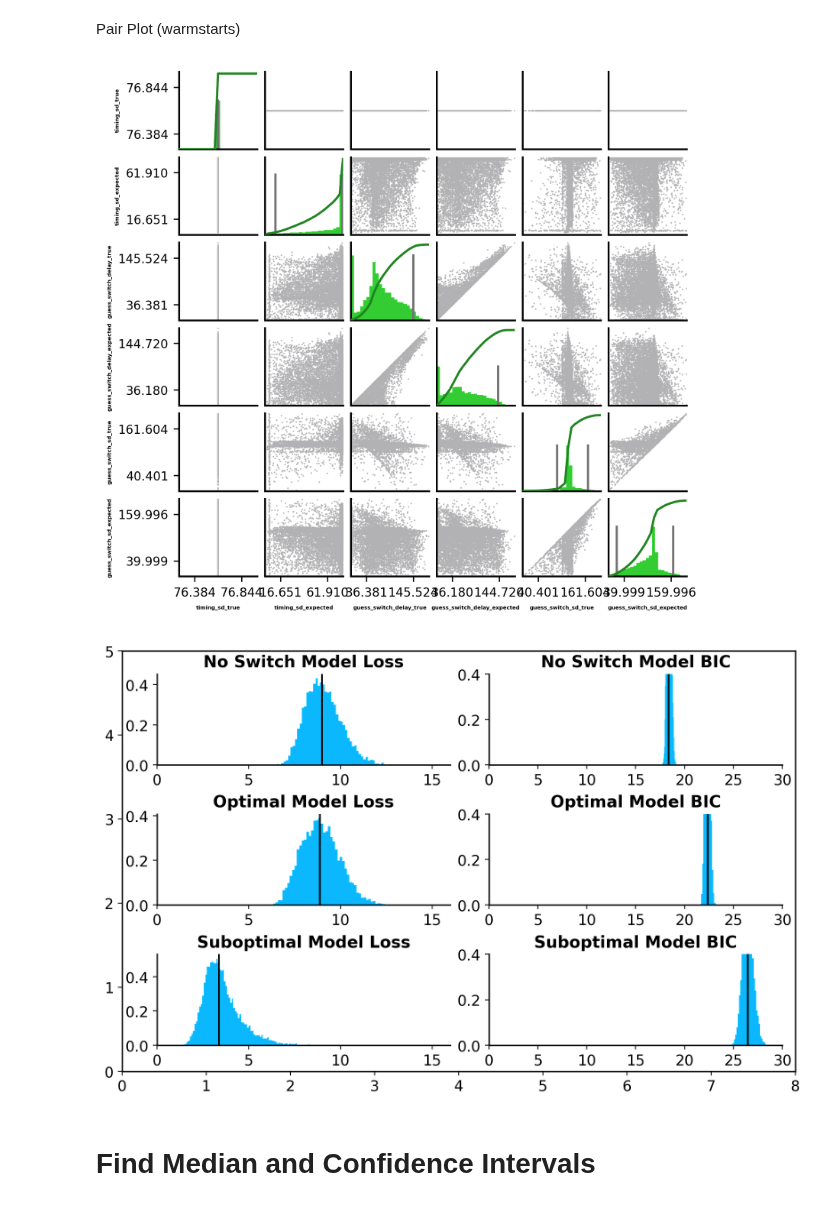
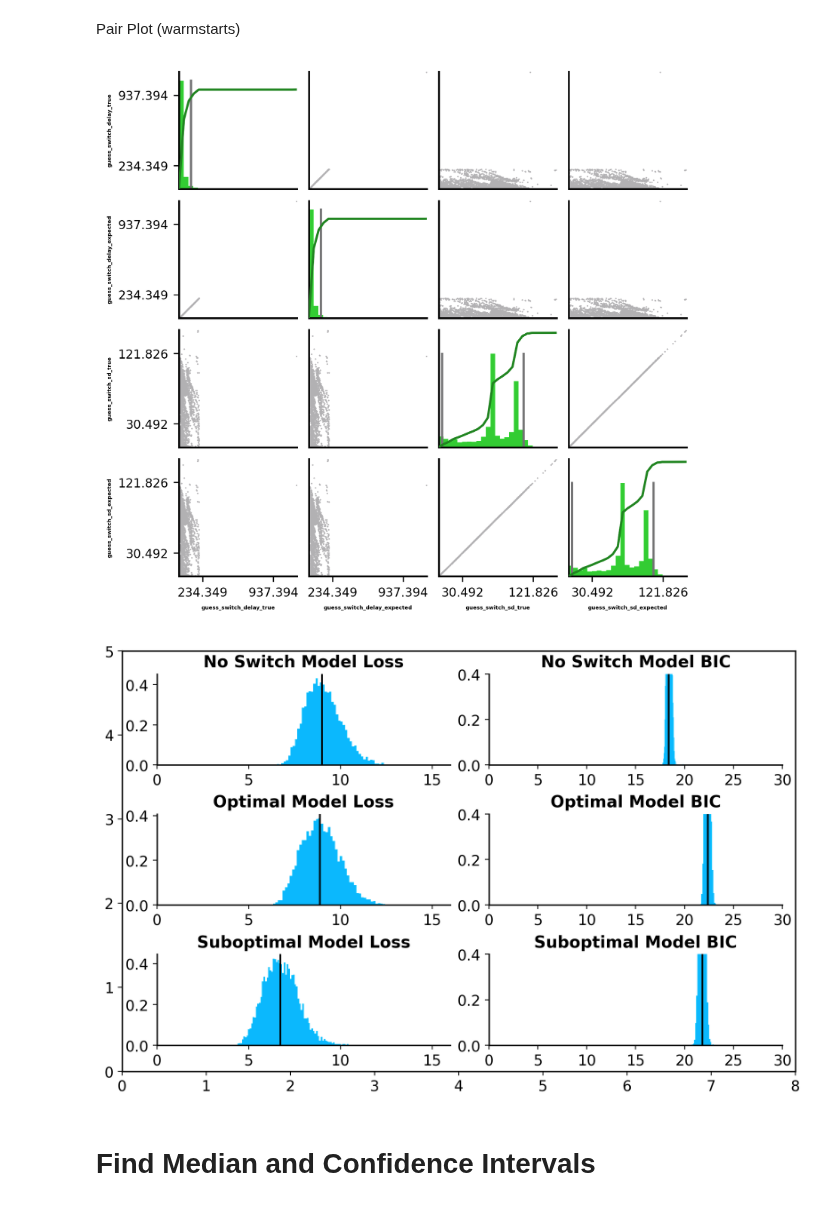
Before and after one commit to SethSullivan/MatchPennies-Agent-Expirement, a Jupyter notebook: scripts/makefigs/Analyze_Bootstrapped_or_Warmstart_Models.ipynb, the cells around one changed output. Saved outputs shown, nothing was run; the diff lists cells and outputs as text; code cells hidden in the pictures.

```diff
--- a/scripts/makefigs/Analyze_Bootstrapped_or_Warmstart_Models.ipynb
+++ b/scripts/makefigs/Analyze_Bootstrapped_or_Warmstart_Models.ipynb
@@ -66,7 +59,7 @@ else:
     p = "warmstart"
 
 path = constants.MODELS_PATH / f"{p}_models"
-model_names = ["Base","Optimal","Suboptimal",]
+model_names = ["Base","Optimal","Suboptimal_None"]#, "Suboptimal Partial"]
 model_results = []
 model_inputs = []
 for model in model_names:
@@ -96,11 +89,11 @@ d:\OneDrive - University of Delaware - o365\Desktop\MatchPennies-Agent-Expiremen
 # %%
-columns = ["timing_sd","guess_switch_delay",
+columns = ["guess_switch_delay",
            "guess_switch_sd",]
-model_name_to_figure = {model_names[1]:"ab", model_names[2]:"cd"}
+model_name_to_figure = {model_names[0]:"ab", model_names[1]:"cd", model_names[2]:'ef'}
 xlims = {'timing_sd':(0,100),"guess_switch_delay":(0,100), "guess_switch_sd":(0,175)}
 for i,col_name in enumerate(columns):
-    fig = pf.NewFigure("ab;cd",figsize = (10,4),dpi=200)
-    for df_inputs,model_name in zip(model_inputs[1:],model_names[1:]):
+    fig = pf.NewFigure("ab;cd;ef",figsize = (10,4),dpi=200)
+    for df_inputs,model_name in zip(model_inputs,model_names):
         col = np.stack(df_inputs[col_name].to_numpy()).squeeze()
         for j in range(2): # Looping through true and expected
             if col.ndim == 1:
@@ -152,37 +144,37 @@ for model in model_names[1:]:
     temp_results['aic'] = 2*temp_results['num_parameters'] + 2*np.log(temp_results['Loss'])
     temp_inputs = pd.read_pickle(warmstart_path / inputs_path)
     warmstart_model_results.append(temp_results)
     warmstart_model_inputs.append(temp_inputs)
-columns = ["timing_sd","guess_switch_delay",
+columns = ["guess_switch_delay",
            "guess_switch_sd",]
 model_name_to_figure = {model_names[1]:"ab", model_names[2]:"cd"}
 xlims = {'timing_sd':(0,100),"guess_switch_delay":(0,100), "guess_switch_sd":(0,175)}
 optimal_param_array = []
 suboptimal_param_array = []
 for i,col_name in enumerate(columns):
     col1 = np.stack(warmstart_model_inputs[0][col_name].to_numpy()).squeeze()
     col2 = np.stack(warmstart_model_inputs[1][col_name].to_numpy()).squeeze()
     try:
         optimal_param_array.append(col1[:,0,0]) # True value
         optimal_param_array.append(col1[:,1,0]) # Expected value
     except:
         optimal_param_array.append(col1[:,0])
         optimal_param_array.append(col1[:,1])
 
     try:
         suboptimal_param_array.append(col2[:,0,0]) # True value
         suboptimal_param_array.append(col2[:,1,0]) # Expected value
     except:
         suboptimal_param_array.append(col2[:,0])
         suboptimal_param_array.append(col2[:,1])
 
-labels = ["timing_sd_true","timing_sd_expected","guess_switch_delay_true","guess_switch_delay_expected",
+labels = ["guess_switch_delay_true","guess_switch_delay_expected",
           "guess_switch_sd_true","guess_switch_sd_expected"]
-dv.Pair_Plot(parameter_array=np.array(suboptimal_param_array).T,
+dv.Pair_Plot(parameter_array=np.array(optimal_param_array).T,
              labels=labels, remove_heavy_outliers=False, labelsize=3.5)
 plt.show()
 # %% [output]
-[figure, old version]
+[figure, new version]
 # %%
 columns = ["Loss","aic",]
 loss = []
@@ -212,7 +204,7 @@ for i,ax in enumerate(fig.axes.values()):
         # fig.remove_figure_borders()
 # plt.show()
 # %% [output]
-[figure, old version]
+[figure, new version]
 # %% [markdown]
 # Find Median and Confidence Intervals
 # %%
```
Also changed, not shown: parts of 17 cells of this notebook.
